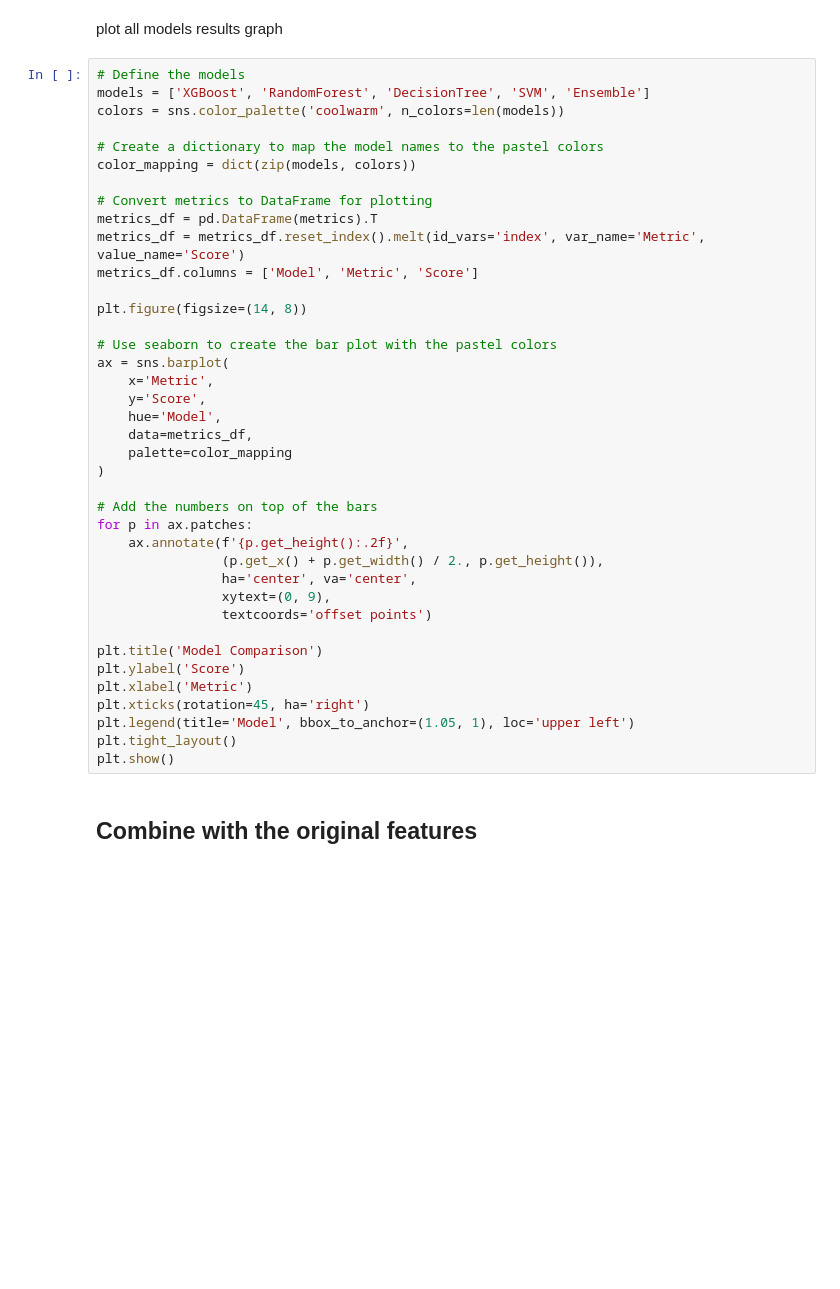
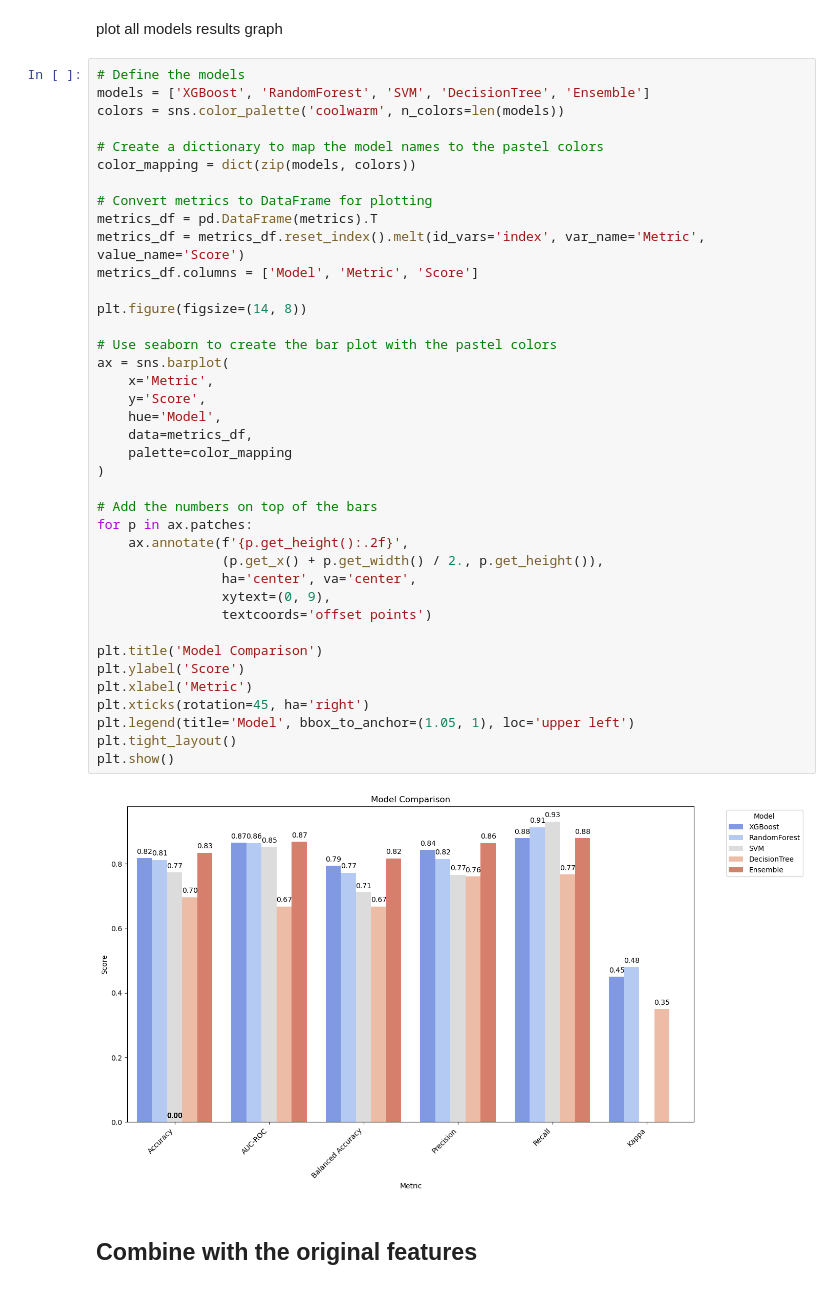
Before and after one commit to MayaVB/Applied_DS_Project, a Jupyter notebook: notebooks/main(20).ipynb, the cells around one changed output. Cells and saved outputs as stored; diff of their text form; blank space fills up the shorter version.

Commit message:
plots

```diff
--- a/notebooks/main(20).ipynb
+++ b/notebooks/main(20).ipynb
@@ -588,7 +632,7 @@ plot_auc_roc_curve(y_test, ensemble_prob, model_name='Ensemble')
 plot all models results graph
 # %%
 # Define the models
-models = ['XGBoost', 'RandomForest', 'DecisionTree', 'SVM', 'Ensemble']
+models = ['XGBoost', 'RandomForest', 'SVM', 'DecisionTree', 'Ensemble']
 colors = sns.color_palette('coolwarm', n_colors=len(models))
 
 # Create a dictionary to map the model names to the pastel colors
@@ -598,33 +642,35 @@ color_mapping = dict(zip(models, colors))
 metrics_df = pd.DataFrame(metrics).T
 metrics_df = metrics_df.reset_index().melt(id_vars='index', var_name='Metric', value_name='Score')
 metrics_df.columns = ['Model', 'Metric', 'Score']
 
 plt.figure(figsize=(14, 8))
 
 # Use seaborn to create the bar plot with the pastel colors
 ax = sns.barplot(
     x='Metric',
     y='Score',
     hue='Model',
     data=metrics_df,
     palette=color_mapping
 )
 
 # Add the numbers on top of the bars
 for p in ax.patches:
     ax.annotate(f'{p.get_height():.2f}',
                 (p.get_x() + p.get_width() / 2., p.get_height()),
                 ha='center', va='center',
                 xytext=(0, 9),
                 textcoords='offset points')
 
 plt.title('Model Comparison')
 plt.ylabel('Score')
 plt.xlabel('Metric')
 plt.xticks(rotation=45, ha='right')
 plt.legend(title='Model', bbox_to_anchor=(1.05, 1), loc='upper left')
 plt.tight_layout()
 plt.show()
+# %% [output]
+[figure, added]
 # %% [markdown]
 ## Combine with the original features
 # %%
```
Also changed, not shown: parts of 22 cells of this notebook.
